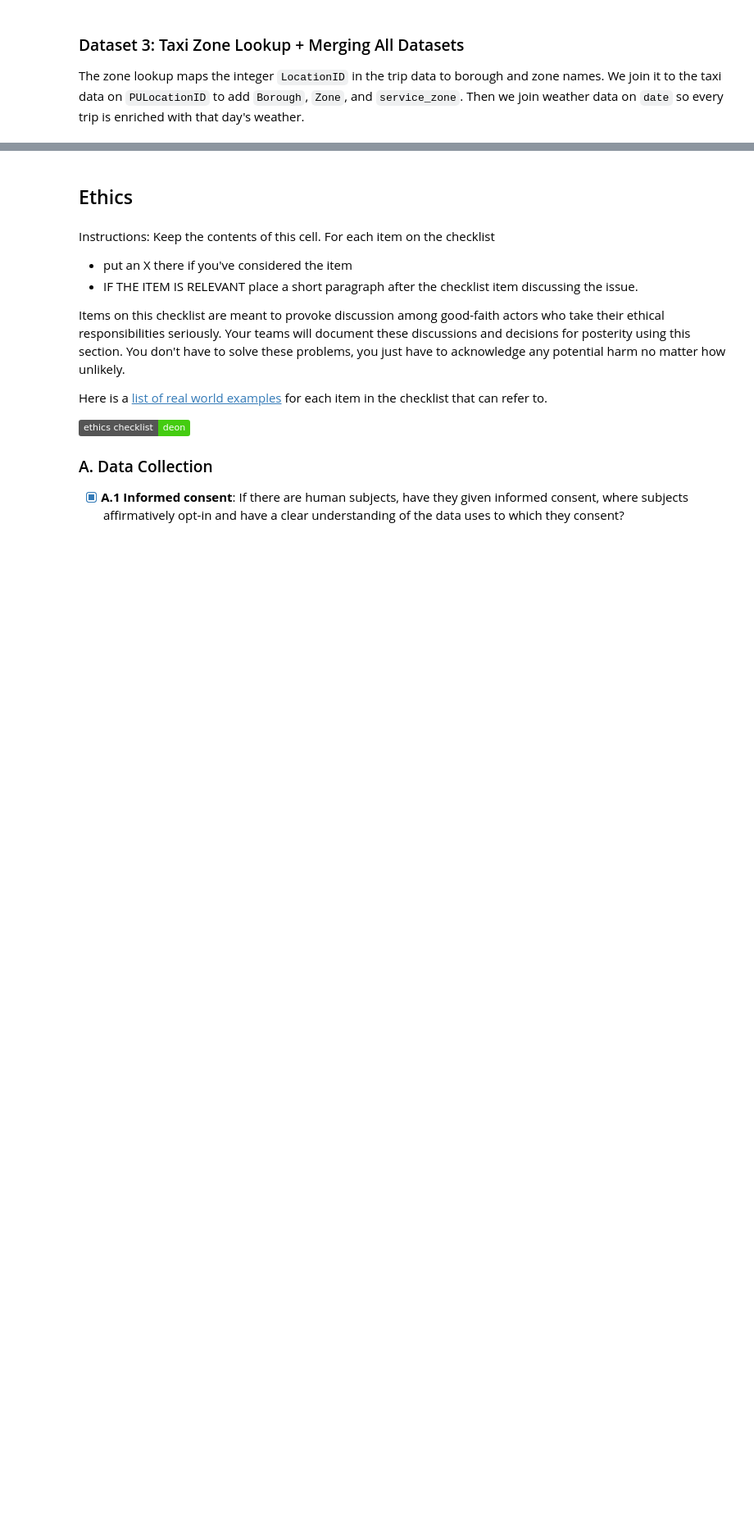
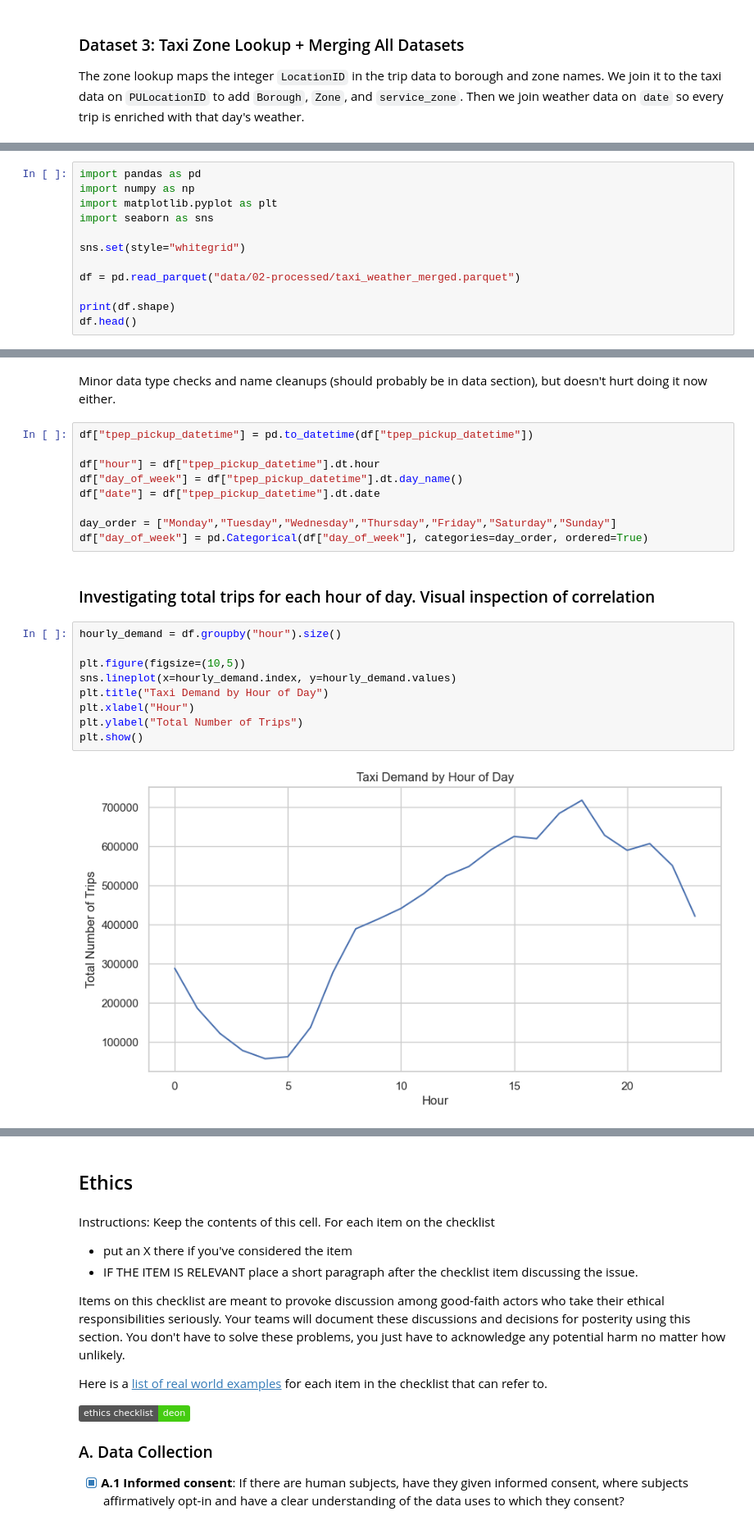
Before and after one commit to COGS108/Group062_WI26, a Jupyter notebook: 02-EDACheckpoint.ipynb, the cells around one changed output, grey strips where cells are left out. Shown at 82% size. Cells and saved outputs as stored; diff of their text form; badges without logos; blank space fills up the shorter version.

```diff
--- a/02-EDACheckpoint.ipynb
+++ b/02-EDACheckpoint.ipynb
@@ -339,0 +468,12 @@ Some more words and stuff.  Remember notebooks work best if you interleave the c
+# %%
+import pandas as pd
+import numpy as np
+import matplotlib.pyplot as plt
+import seaborn as sns
+
+sns.set(style="whitegrid")
+
+df = pd.read_parquet("data/02-processed/taxi_weather_merged.parquet")
+
+print(df.shape)
+df.head()
@@ -339,0 +488,24 @@ Some more words and stuff.  Remember notebooks work best if you interleave the c
+# %% [markdown]
+Minor data type checks and name cleanups (should probably be in data section), but doesn't hurt doing it now either.
+# %%
+df["tpep_pickup_datetime"] = pd.to_datetime(df["tpep_pickup_datetime"])
+
+df["hour"] = df["tpep_pickup_datetime"].dt.hour
+df["day_of_week"] = df["tpep_pickup_datetime"].dt.day_name()
+df["date"] = df["tpep_pickup_datetime"].dt.date
+
+day_order = ["Monday","Tuesday","Wednesday","Thursday","Friday","Saturday","Sunday"]
+df["day_of_week"] = pd.Categorical(df["day_of_week"], categories=day_order, ordered=True)
+# %% [markdown]
+### Investigating total trips for each hour of day. Visual inspection of correlation
+# %%
+hourly_demand = df.groupby("hour").size()
+
+plt.figure(figsize=(10,5))
+sns.lineplot(x=hourly_demand.index, y=hourly_demand.values)
+plt.title("Taxi Demand by Hour of Day")
+plt.xlabel("Hour")
+plt.ylabel("Total Number of Trips")
+plt.show()
+# %% [output]
+[figure, added]
```
Also changed, not shown: parts of 66 cells of this notebook, 1 other file.
